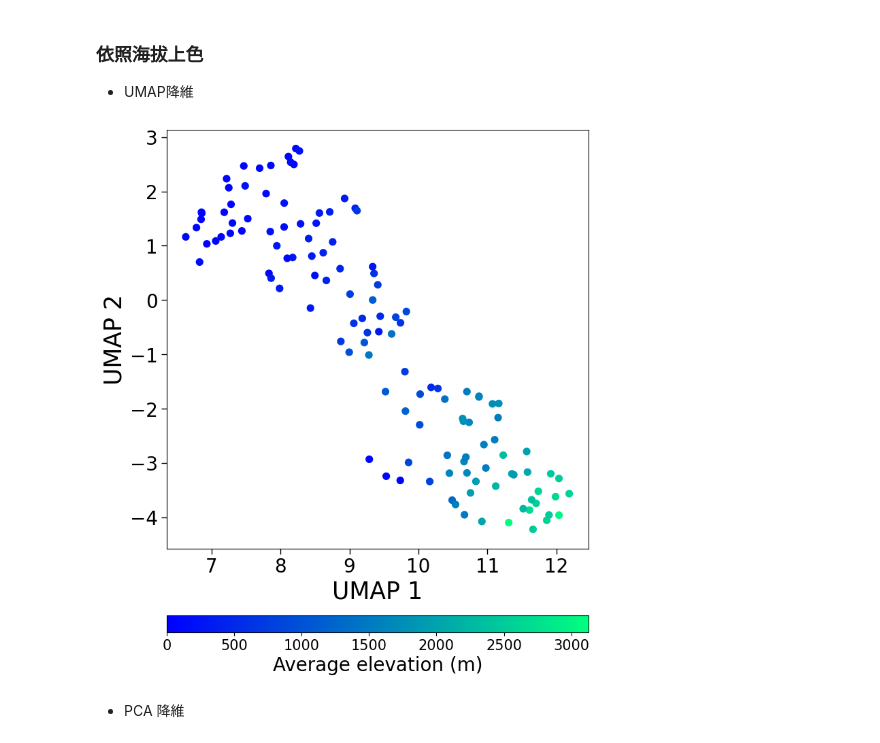
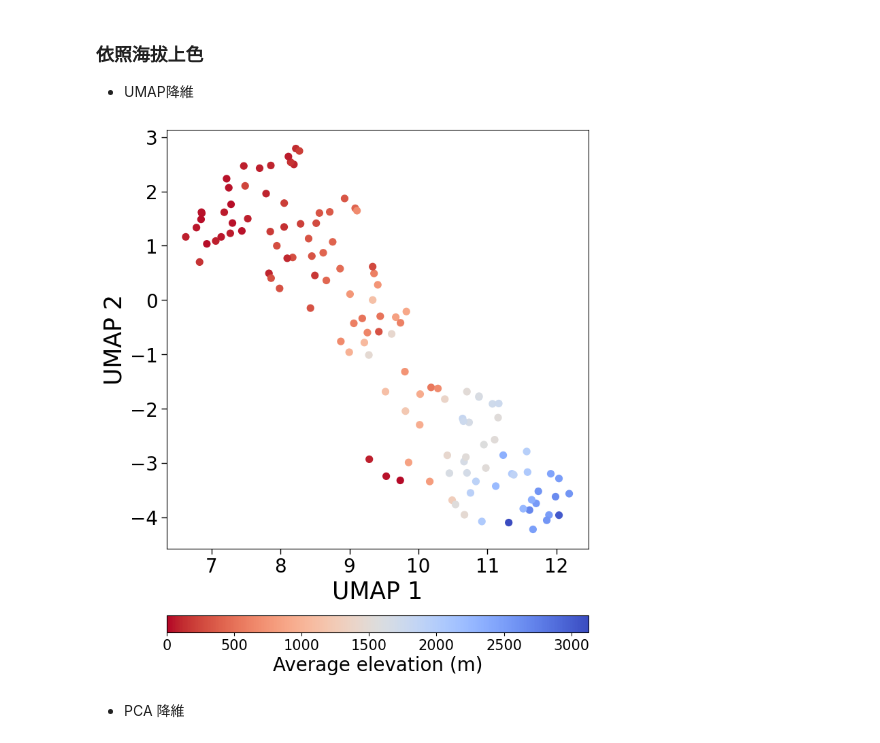
Before and after one commit to yuhinas/DeepSDM, a Jupyter notebook: Fig2_embedding_dimension_reduction.ipynb, the cells around one changed output. Cells and saved outputs as stored; diff of their text form; code cells hidden in the pictures.

Commit message:
Change cmap

```diff
--- a/Fig2_embedding_dimension_reduction.ipynb
+++ b/Fig2_embedding_dimension_reduction.ipynb
@@ -216,35 +216,35 @@ elev_values = [species_avg_elevation[sp] for sp in species_list_train]
 umap_values = [embedding_umap[i] for i, sp in enumerate(species_list_train)]
 
 umap_values = np.array(umap_values)  # 轉換成 numpy 陣列
 
 # 繪製散布圖
-ax_scatter = ax.scatter(umap_values[:, 0], umap_values[:, 1], c=elev_values, cmap='winter', s=50, vmin = 0)
+ax_scatter = ax.scatter(umap_values[:, 0], umap_values[:, 1], c=elev_values, cmap='coolwarm_r', s=50, vmin = 0)
 # for sp in ['Carpodacus_formosanus', 'Trochalopteron_morrisonianum', 'Yuhina_brunneiceps', 'Psilopogon_nuchalis', 'Liocichla_steerii']:
 #     idx = species_list_train.index(sp)
 #     ax.scatter(umap_values[idx, 0], umap_values[idx, 1], color = 'black')
 
 # 設置標籤和格式
 ax.set_xlabel('UMAP 1', fontsize=25)
 ax.set_ylabel('UMAP 2', fontsize=25)
 ax.tick_params(axis='both', which='both', length=6, width=1)  # 調整長度和寬度
 ax.tick_params(axis='both', labelsize=20)  # 設置 x 軸刻度標籤字體大小
 ax_pos = ax.get_position()
 cbar_ax = fig.add_axes([ax_pos.x0,
                         ax_pos.y0 - ax_pos.height*0.2,
                         ax_pos.width*1,
                         ax_pos.height*0.04])
 cbar = fig.colorbar(ax_scatter, ax = ax, orientation='horizontal', cax = cbar_ax)
 cbar.ax.tick_params(labelsize=15)  # 調整刻度標籤字體大小
 cbar.set_label('Average elevation (m)', fontsize = 20)
 
 # xticks = [3,4,5,6]
 # ax.set_xticks(np.array(xticks))
 
 plt.savefig(os.path.join(plot_path_embedding_dimension_reduction, 'embedding_umap_elev.pdf'), dpi=200,  bbox_inches='tight', transparent = True)
 
 # plt.show()
 # %% [output]
-[figure, old version]
+[figure, new version]
 # %% [markdown]
  - PCA 降維
 # %%
```
Also changed, not shown: parts of 1 cell of this notebook.
